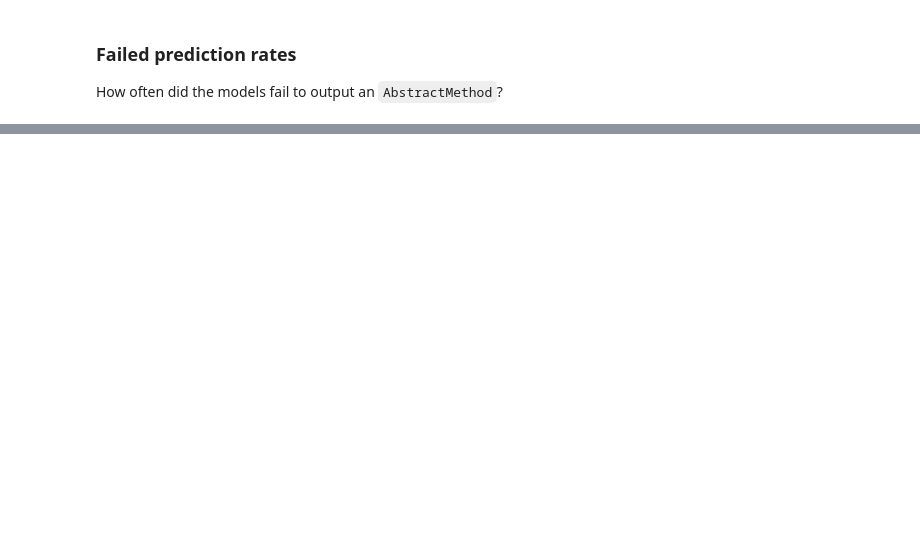
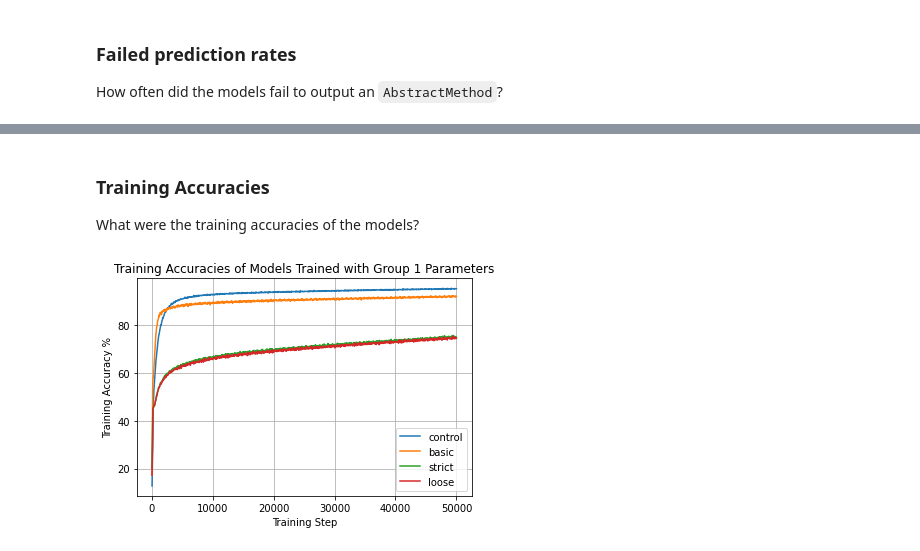
Before and after one commit to WM-SEMERU/hephaestus, a Jupyter notebook: nbs/07_Experiment.ipynb, the cells around one changed output, grey strips where cells are left out. Drawn from its saved outputs; the diff is of its cells as text; code cells hidden in the pictures; blank space fills up the shorter version.

```diff
--- a/nbs/07_Experiment.ipynb
+++ b/nbs/07_Experiment.ipynb
@@ -276,0 +326,8 @@ plotFailedPredictionRates(
+# %%
+#collapse_output
+group1ControlEval = HephaestusModelEvaluation(
+    HephaestusModel(MODEL_GROUP1_CONTROL),
+    testBuggyMethods,
+    testFixedMethods,
+    isControl = True
+)
@@ -276,0 +337,7 @@ plotFailedPredictionRates(
+# %%
+#collapse_output
+group1BasicEval = HephaestusModelEvaluation(
+    HephaestusModel(MODEL_GROUP1_BASIC),
+    testBuggyMethods,
+    testFixedMethods
+)
@@ -276,0 +347,7 @@ plotFailedPredictionRates(
+# %%
+#collapse_output
+group1StrictEval = HephaestusModelEvaluation(
+    HephaestusModel(MODEL_GROUP1_STRICT),
+    testBuggyMethods,
+    testFixedMethods
+)
@@ -276,0 +357,7 @@ plotFailedPredictionRates(
+# %%
+#collapse_output
+group1LooseEval = HephaestusModelEvaluation(
+    HephaestusModel(MODEL_GROUP1_LOOSE),
+    testBuggyMethods,
+    testFixedMethods
+)
@@ -276,0 +367,12 @@ plotFailedPredictionRates(
+# %% [markdown]
+### Training Accuracies
+
+What were the training accuracies of the models?
+# %%
+plotTrainingAccuracies(
+    evaluations = [group1ControlEval, group1BasicEval, group1StrictEval, group1LooseEval],
+    lineLabels =  ["control",         "basic",         "strict",         "loose"],
+    title = "Training Accuracies of Models Trained with Group 1 Parameters"
+)
+# %% [output]
+[figure, added]
```
Also changed, not shown: parts of 23 cells of this notebook, 6 other files.
